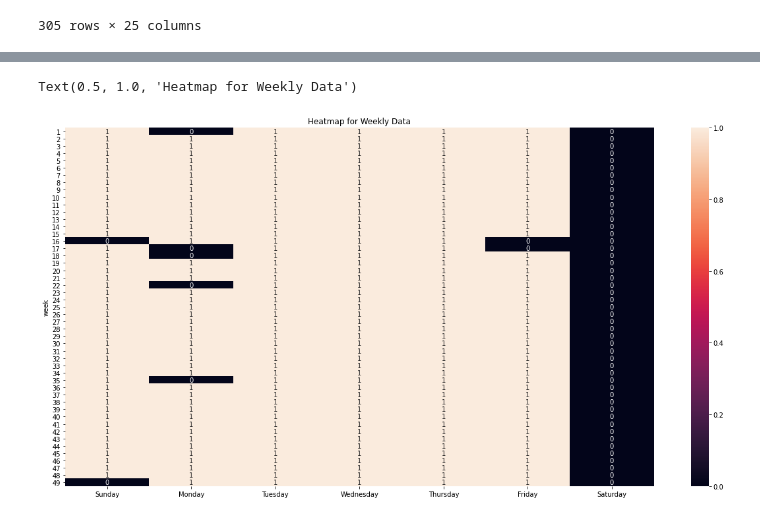
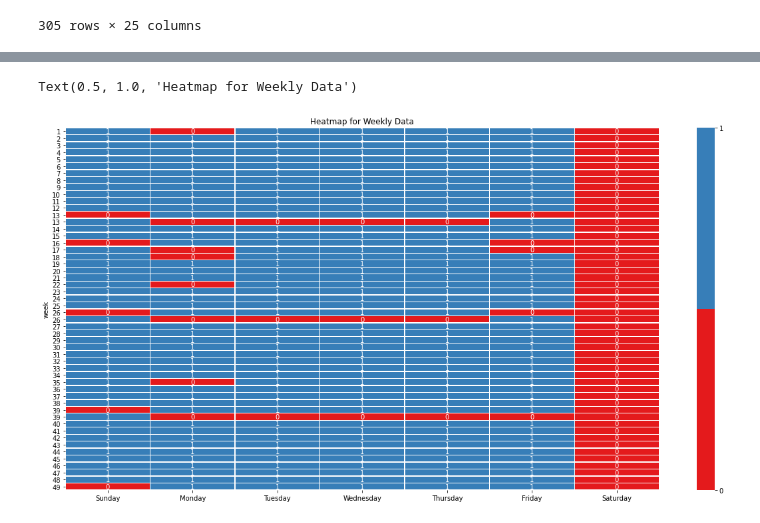
Before and after one commit to rajivsam/cmi_count_data_modeling, a Jupyter notebook: notebooks/week_3_tasks.ipynb, the cells around one changed output, grey strips where cells are left out. Saved outputs shown, nothing was run; the diff lists cells and outputs as text; code cells hidden in the pictures.

Commit message:
Heatmap for all quarters weekly data

```diff
--- a/notebooks/week_3_tasks.ipynb
+++ b/notebooks/week_3_tasks.ipynb
@@ -53,6 +102,5 @@ weekNumber.tail()
-# %%
-dates=data['Date']
 # %%
-for date in dates:
-  weekNumber.loc[weekNumber['week']==date.week,date.day_name()]=1
+for i in range(4):
+  for date in dates[i]:
+    weekNumber[i].loc[weekNumber[i].index==date.week,date.day_name()]=1
 # %%
@@ -70,5 +145,3 @@ weekly_missing_days=weekNumber
 #weekNumber.to_csv('weekly_missing_days.csv',index=False)
 # %%
 #weekly_missing_days=pd.read_csv('https://raw.githubusercontent.com/rajivsam/cmi_count_data_modeling/asif_ikbal_02_08_2021/weekly_missing_days.csv')
-# %%
-weekly_missing_days.set_index('week',inplace=True)
@@ -99,0 +180,4 @@ import seaborn as sns
+# %%
+weekly_missing_days_all=weekly_missing_days[0]
+for i in range(1,4):
+  weekly_missing_days_all=weekly_missing_days_all.append(weekly_missing_days[i])
@@ -100,7 +194,7 @@ import seaborn as sns
 # %%
 plt.figure(figsize=(20,10))
-sns.heatmap(weekly_missing_days, annot=True)
+sns.heatmap(weekly_missing_days_all,annot=True,linewidths=.3,cmap = sns.mpl_palette('Set1', 2),cbar_kws={'ticks':[0,1]})
 plt.title('Heatmap for Weekly Data')
 # %% [output]
 Text(0.5, 1.0, 'Heatmap for Weekly Data')
-[figure, old version]
+[figure, new version]
```
Also changed, not shown: parts of 19 cells of this notebook.
